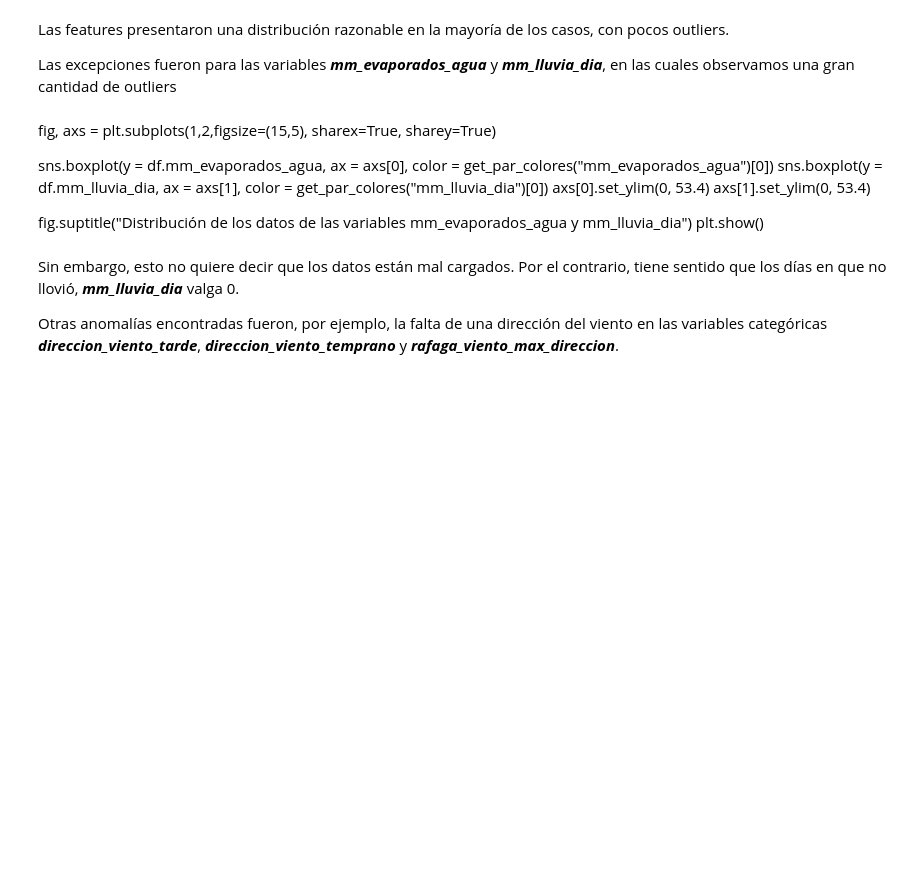
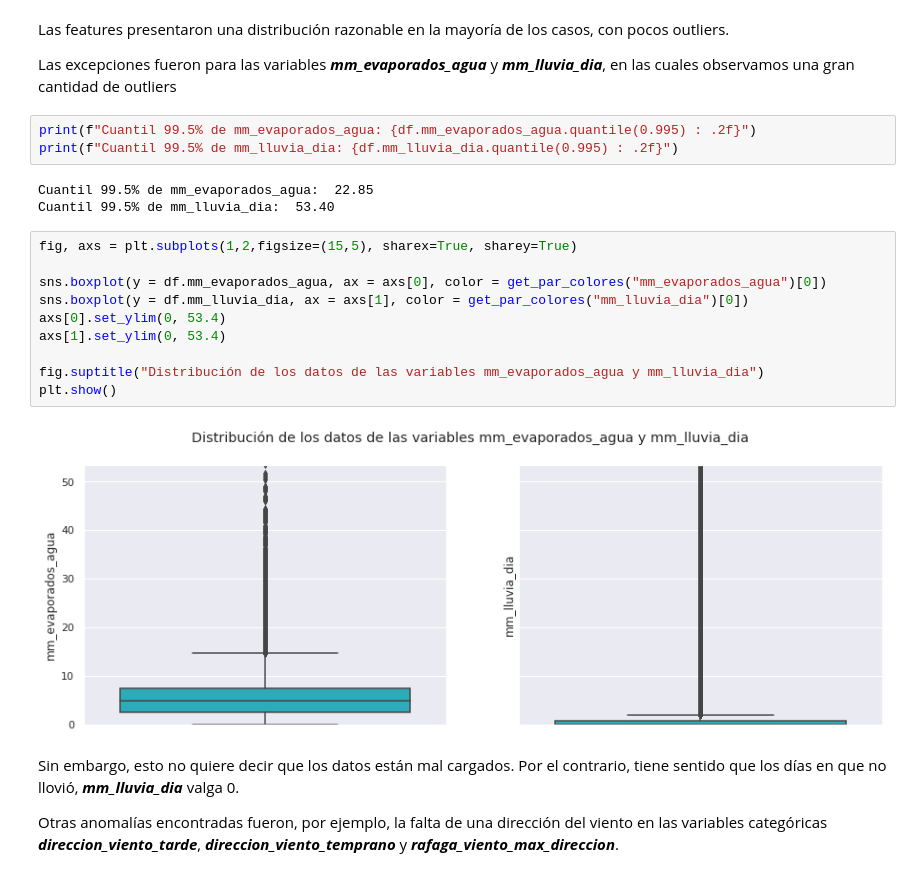
Before and after one commit to fdelu/orga-de-datos, a Jupyter notebook: TP1_Presentacion.ipynb, the cells around one changed output. Cells and saved outputs as stored; diff of their text form; blank space fills up the shorter version.

```diff
--- a/TP1_Presentacion.ipynb
+++ b/TP1_Presentacion.ipynb
@@ -284,16 +314,24 @@ Este análisis resultará sumamente útil al definir la función baseline, ya qu
 Las features presentaron una distribución razonable en la mayoría de los casos, con pocos outliers.
 
 Las excepciones fueron para las variables ***mm_evaporados_agua*** y ***mm_lluvia_dia***, en las cuales observamos una gran cantidad de outliers
-# %% [markdown]
-fig, axs = plt.subplots(1,2,figsize=(15,5), sharex=True, sharey=True)
-
-sns.boxplot(y = df.mm_evaporados_agua, ax = axs[0], color = get_par_colores("mm_evaporados_agua")[0])
-sns.boxplot(y = df.mm_lluvia_dia, ax = axs[1], color = get_par_colores("mm_lluvia_dia")[0])
-axs[0].set_ylim(0, 53.4)
-axs[1].set_ylim(0, 53.4)
-
-fig.suptitle("Distribución de los datos de las variables mm_evaporados_agua y mm_lluvia_dia")
-plt.show()
+# %%
+print(f"Cuantil 99.5% de mm_evaporados_agua: {df.mm_evaporados_agua.quantile(0.995) : .2f}")
+print(f"Cuantil 99.5% de mm_lluvia_dia: {df.mm_lluvia_dia.quantile(0.995) : .2f}")
+# %% [output]
+Cuantil 99.5% de mm_evaporados_agua:  22.85
+Cuantil 99.5% de mm_lluvia_dia:  53.40
+# %%
+fig, axs = plt.subplots(1,2,figsize=(15,5), sharex=True, sharey=True)
+
+sns.boxplot(y = df.mm_evaporados_agua, ax = axs[0], color = get_par_colores("mm_evaporados_agua")[0])
+sns.boxplot(y = df.mm_lluvia_dia, ax = axs[1], color = get_par_colores("mm_lluvia_dia")[0])
+axs[0].set_ylim(0, 53.4)
+axs[1].set_ylim(0, 53.4)
+
+fig.suptitle("Distribución de los datos de las variables mm_evaporados_agua y mm_lluvia_dia")
+plt.show()
+# %% [output]
+[figure, added]
 # %% [markdown]
 Sin embargo, esto no quiere decir que los datos están mal cargados. Por el contrario, tiene sentido que los días en que no llovió, ***mm_lluvia_dia*** valga 0.
 
```
Also changed, not shown: parts of 60 cells of this notebook.
